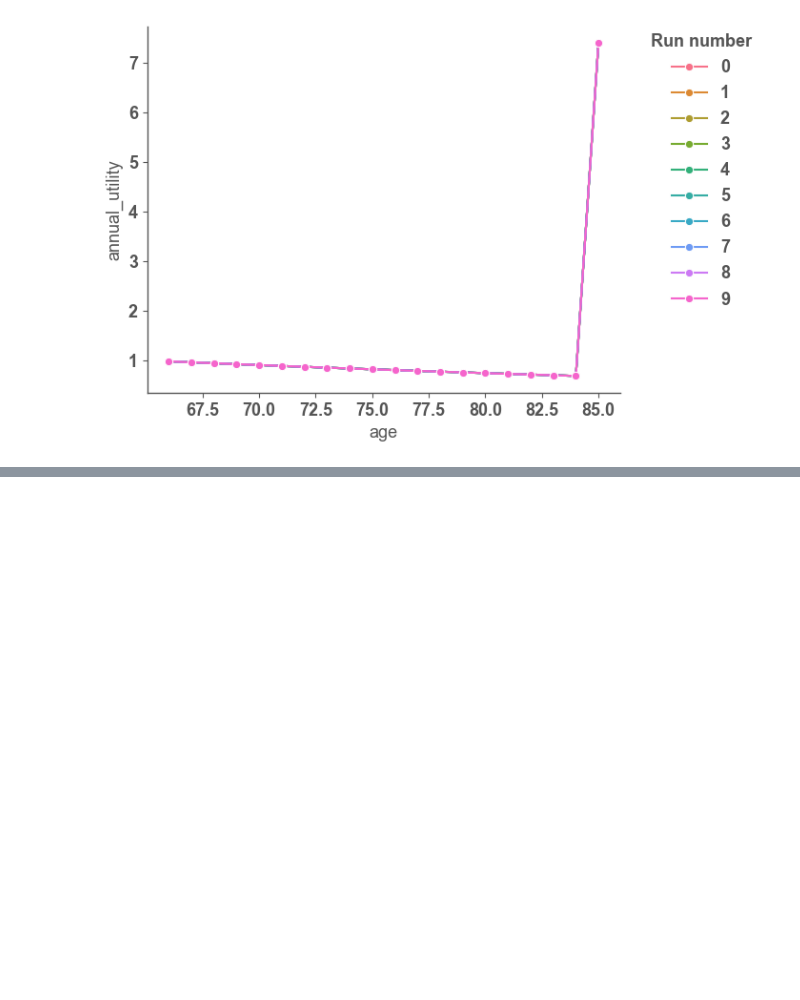
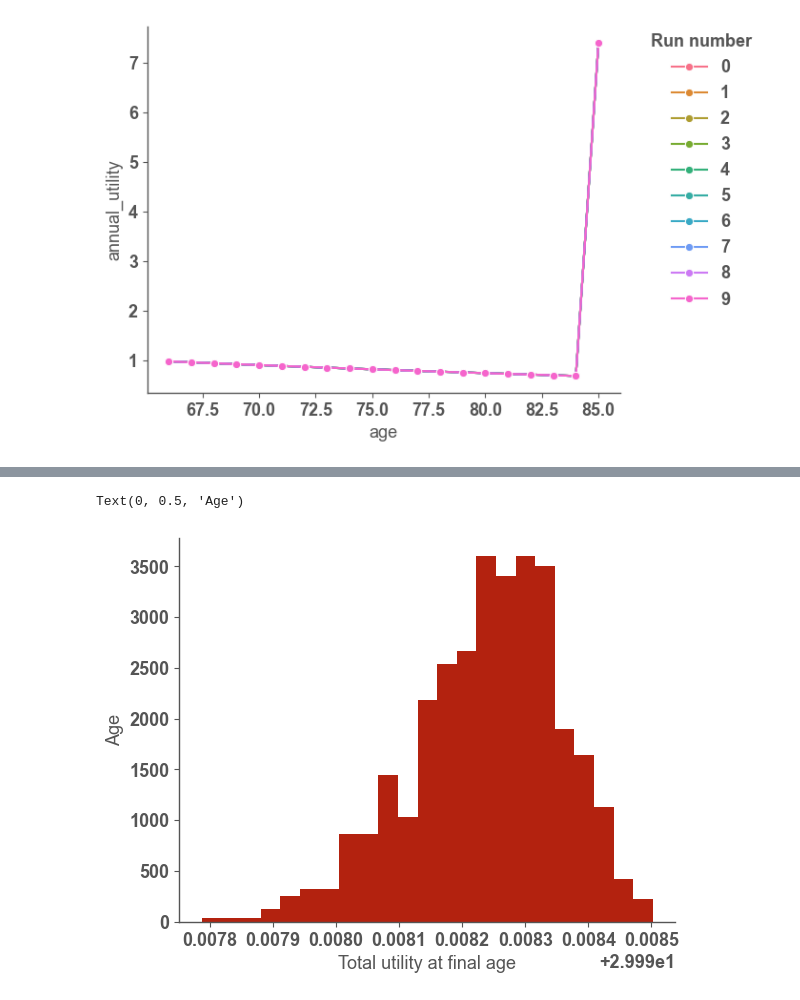
Before and after one commit to jaryaman/financial-decisions, a Jupyter notebook: notebooks/6-monte-carlo.ipynb, the cells around one changed output, grey strips where cells are left out. Drawn from its saved outputs; the diff is of its cells as text; code cells hidden in the pictures; blank space fills up the shorter version.

```diff
--- a/notebooks/6-monte-carlo.ipynb
+++ b/notebooks/6-monte-carlo.ipynb
@@ -106,0 +115,22 @@ Text(0, 0.5, 'Bequest ($)')
+# %%
+initial_assets = Assets(
+    tax_free=400_000.0, taxable=600_000.0, tax_rate=0.2, inflation_rate=0.02
+)
+preferences = Preferences(bequest_param=10, rate_time_preference=0.02)
+
+sims = simulate_life_paths(
+    n_sims=1_000,
+    expected_return_risky=0.09,
+    std_dev_return_risky=0.20,
+    risk_free_rate=0.04,
+    inflation_rate=0.02,
+    pref=preferences,
+    a=initial_assets,
+    social_security=30_000.0,
+    time_horizon=35,
+    starting_age=65,
+    is_male=False,
+    rng_seed_offset=42,
+    with_survival_probabilities=False,
+    returns_distribution_type=DistributionType.NORMAL,
+)
@@ -106,0 +171,14 @@ Text(0, 0.5, 'Bequest ($)')
+# %%
+fig, ax = plt.subplots()
+ax.hist(
+    sims.sort("age")
+    .group_by("run_number")
+    .agg(col("total_utility").last())["total_utility"],
+    bins="auto",
+    density="True",
+)
+ax.set_xlabel("Total utility at final age")
+ax.set_ylabel("Age")
+# %% [output]
+Text(0, 0.5, 'Age')
+[figure, added]
```
Also changed, not shown: parts of 10 cells of this notebook, 2 other files.
